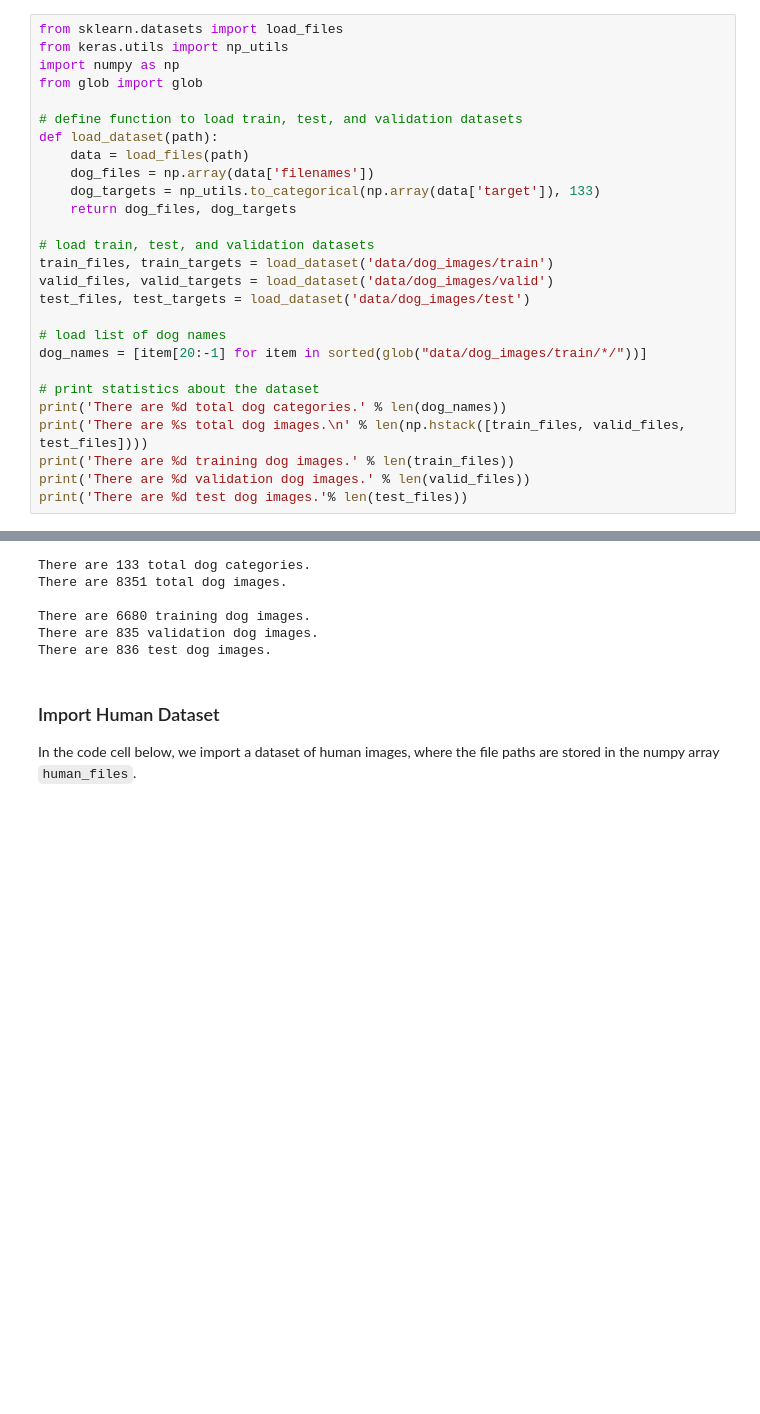
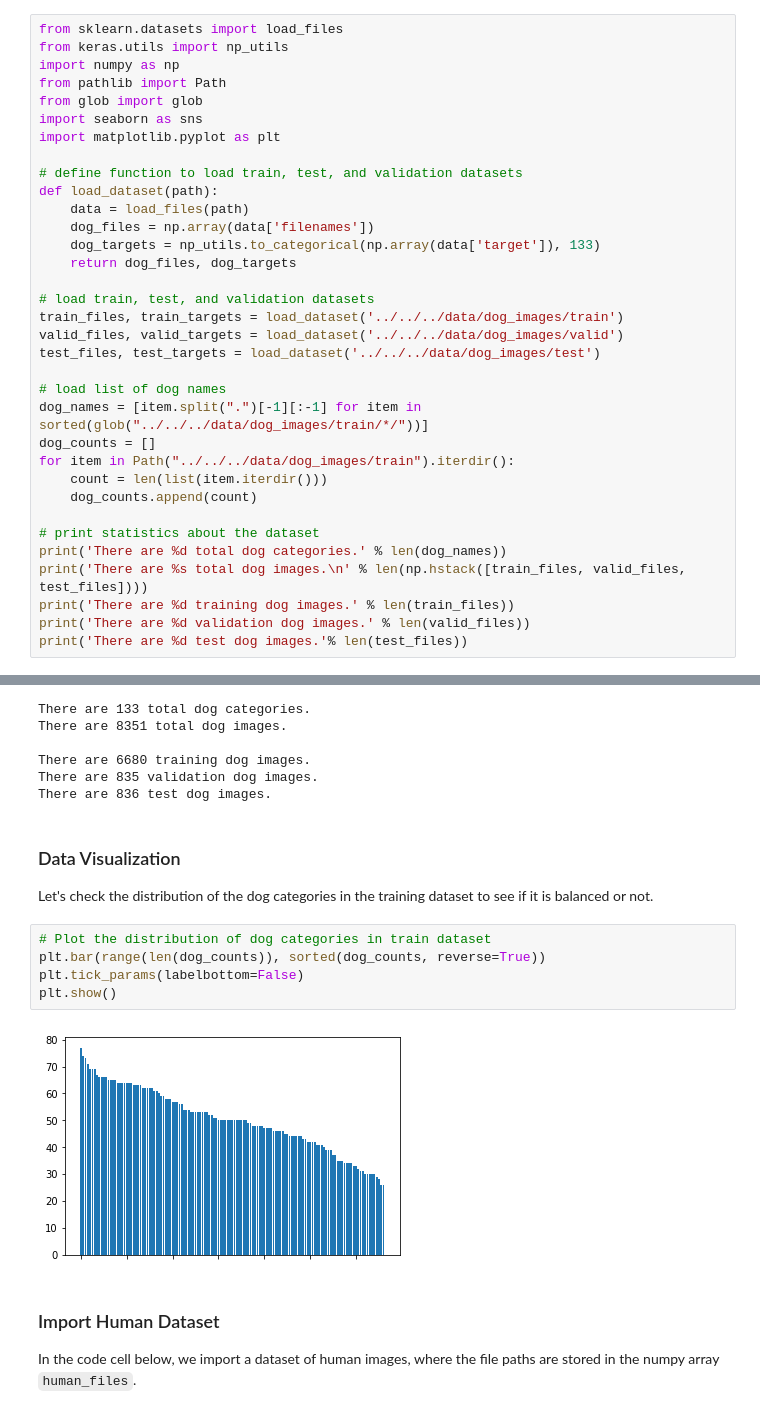
Before and after one commit to trangnm58/ds_udacity_project_4, a Jupyter notebook: dog_app.ipynb, the cells around one changed output, grey strips where cells are left out. Drawn from its saved outputs; the diff is of its cells as text; blank space fills up the shorter version.

```diff
--- a/dog_app.ipynb
+++ b/dog_app.ipynb
@@ -48,7 +48,10 @@ In the code cell below, we import a dataset of dog images.  We populate a few va
 from sklearn.datasets import load_files
 from keras.utils import np_utils
 import numpy as np
+from pathlib import Path
 from glob import glob
+import seaborn as sns
+import matplotlib.pyplot as plt
 
 # define function to load train, test, and validation datasets
 def load_dataset(path):
@@ -58,12 +61,16 @@ def load_dataset(path):
     return dog_files, dog_targets
 
 # load train, test, and validation datasets
-train_files, train_targets = load_dataset('data/dog_images/train')
-valid_files, valid_targets = load_dataset('data/dog_images/valid')
-test_files, test_targets = load_dataset('data/dog_images/test')
+train_files, train_targets = load_dataset('../../../data/dog_images/train')
+valid_files, valid_targets = load_dataset('../../../data/dog_images/valid')
+test_files, test_targets = load_dataset('../../../data/dog_images/test')
 
 # load list of dog names
-dog_names = [item[20:-1] for item in sorted(glob("data/dog_images/train/*/"))]
+dog_names = [item.split(".")[-1][:-1] for item in sorted(glob("../../../data/dog_images/train/*/"))]
+dog_counts = []
+for item in Path("../../../data/dog_images/train").iterdir():
+    count = len(list(item.iterdir()))
+    dog_counts.append(count)
 
 # print statistics about the dataset
 print('There are %d total dog categories.' % len(dog_names))
@@ -79,6 +86,17 @@ There are 8351 total dog images.
 There are 6680 training dog images.
 There are 835 validation dog images.
 There are 836 test dog images.
+# %% [markdown]
+### Data Visualization
+
+Let's check the distribution of the dog categories in the training dataset to see if it is balanced or not.
+# %%
+# Plot the distribution of dog categories in train dataset
+plt.bar(range(len(dog_counts)), sorted(dog_counts, reverse=True))
+plt.tick_params(labelbottom=False)
+plt.show()
+# %% [output]
+[figure, added]
 # %% [markdown]
 ### Import Human Dataset
 
```
Also changed, not shown: parts of 16 cells of this notebook.
